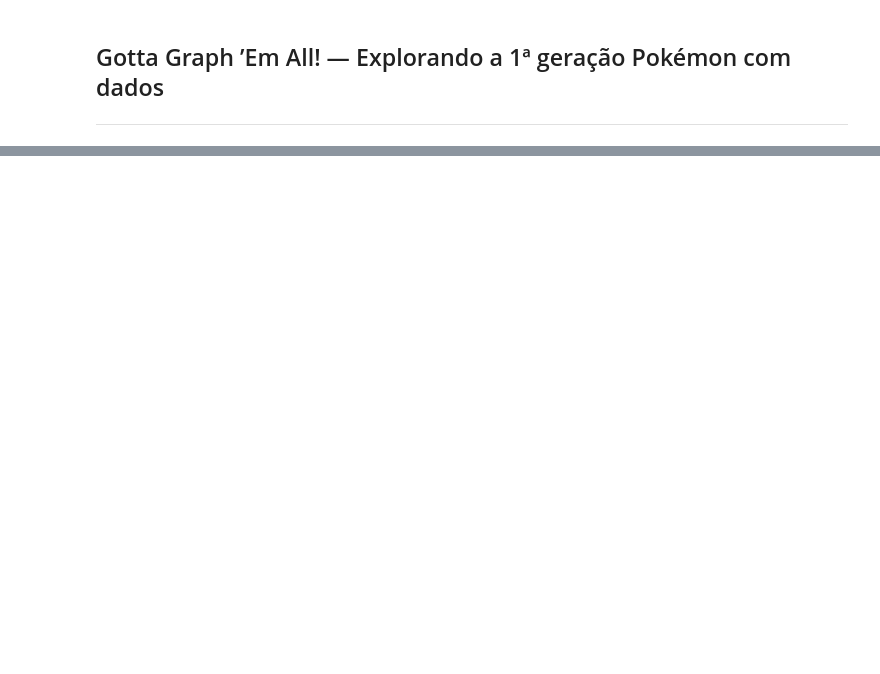
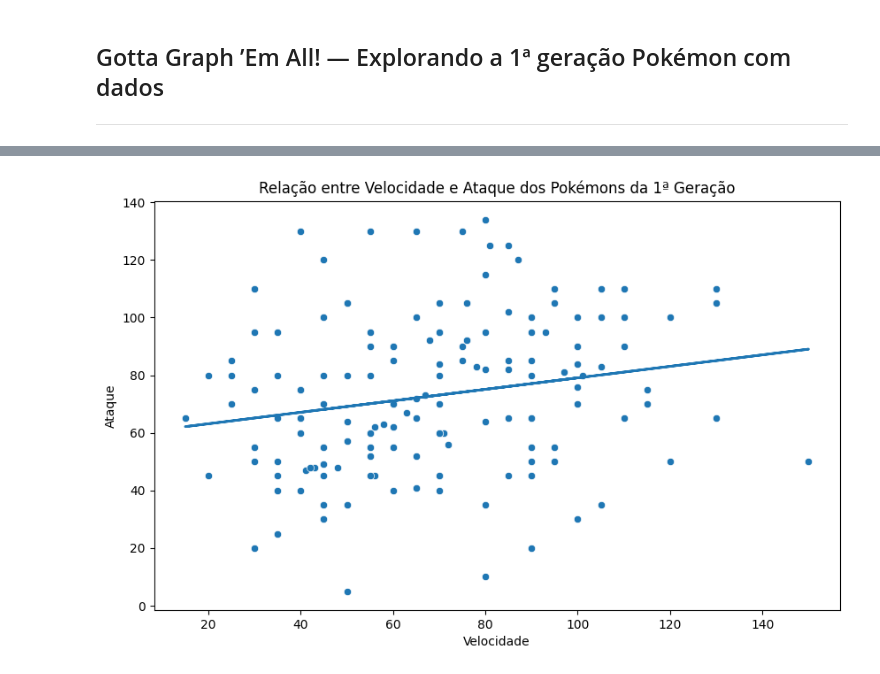
Before and after one commit to Matiasply/ProfessorOakWouldBeProud, a Jupyter notebook: analise.ipynb, the cells around one changed output, grey strips where cells are left out. Cells and saved outputs as stored; diff of their text form; code cells hidden in the pictures; blank space fills up the shorter version.

Commit message:
Correlação entre velocidade e ataque

```diff
--- a/analise.ipynb
+++ b/analise.ipynb
@@ -25,0 +23,18 @@ data = pd.read_csv('pokemons_kanto.csv', encoding='latin-1')
+# %%
+x = data['Velocidade']
+y = data['Ataque']
+
+# Ajuste da reta de tendência (regressão linear)
+coef = np.polyfit(x, y, 1)
+poly1d_fn = np.poly1d(coef)
+
+plt.figure(figsize=(10,6))
+sns.scatterplot(data=data, x='Velocidade', y='Ataque')
+# Linha de tendência
+plt.plot(x, poly1d_fn(x), lw=2)
+plt.title('Relação entre Velocidade e Ataque dos Pokémons da 1ª Geração')
+plt.xlabel('Velocidade')
+plt.ylabel('Ataque')
+plt.show()
+# %% [output]
+[figure, added]
```
Also changed, not shown: parts of 5 cells of this notebook.
